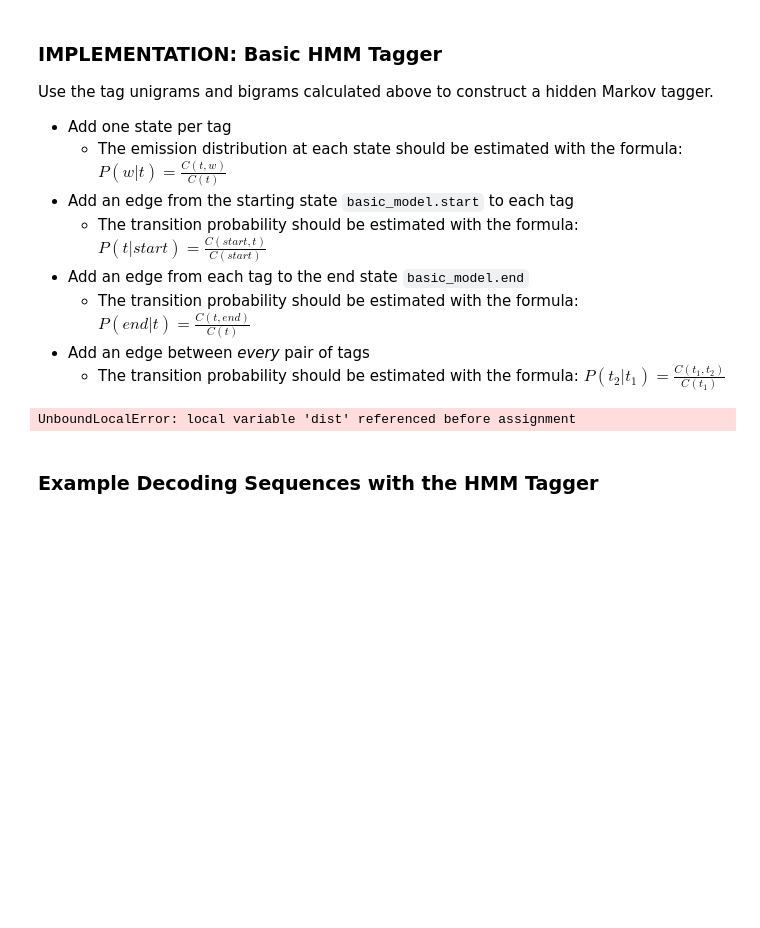
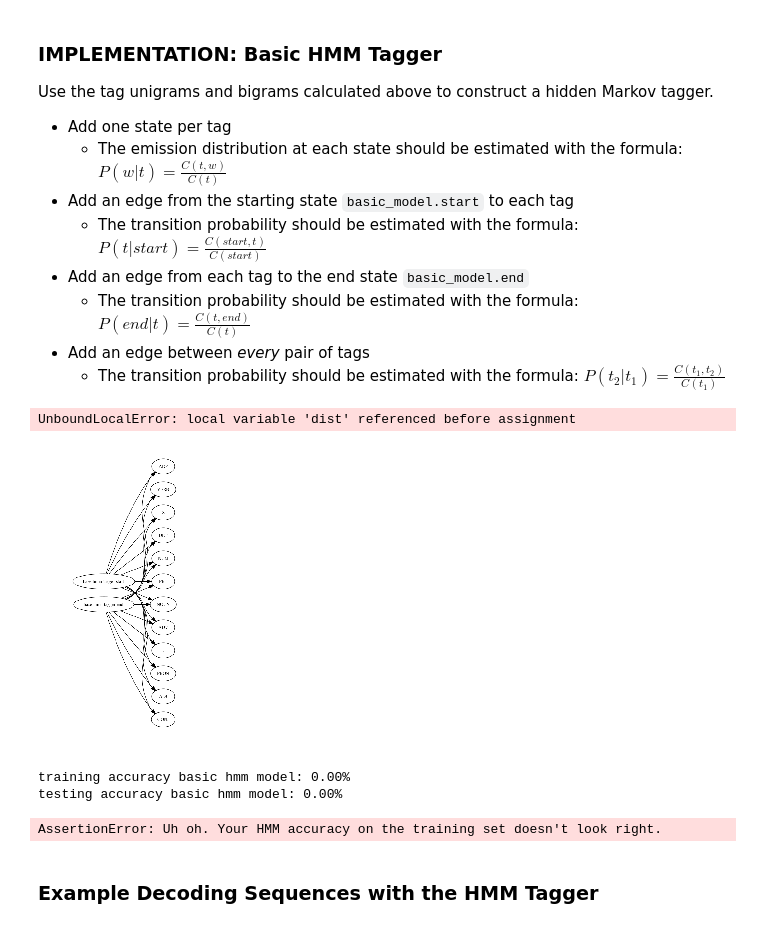
Before and after one commit to urviyi/artificial-intelligence, a Jupyter notebook: Projects/4_HMM Tagger/HMM Tagger.ipynb, the cells around one changed output. Drawn from its saved outputs; the diff is of its cells as text; code cells hidden in the pictures; blank space fills up the shorter version.

Commit message:
Working on HMM model

```diff
--- a/Projects/4_HMM Tagger/HMM Tagger.ipynb
+++ b/Projects/4_HMM Tagger/HMM Tagger.ipynb
@@ -521,38 +524,37 @@ Use the tag unigrams and bigrams calculated above to construct a hidden Markov t
 # %%
 basic_model = HiddenMarkovModel(name="base-hmm-tagger")
 
 # TODO: create states with emission probability distributions P(word | tag) and add to the model
 # (Hint: you may need to loop & create/add new states)
 tag_states = {}
-for tag in emission_counts:
+for tag in data.training_set.tagset:
     emission_prob = {word:emission_counts[tag][word]/tag_unigrams[tag] for word in emission_counts[tag]}
     tag_emission = DiscreteDistribution(emission_prob)
     tag_states[tag] = State(tag_emission, name=tag)
+
     basic_model.add_states(tag_states[tag])
-
     basic_model.add_transition(basic_model.start, tag_states[tag], tag_starts[tag]/len(data.training_set))
     basic_model.add_transition(basic_model.end, tag_states[tag], tag_ends[tag]/len(data.training_set))
-
-    basic_model.bake()
 
 
 # TODO: add edges between states for the observed transition frequencies P(tag_i | tag_i-1)
 # (Hint: you may need to loop & add transitions
 
-#show_model(basic_model, figsize=(5, 5), filename="example.png", overwrite=True, show_ends=False)
+show_model(basic_model, figsize=(5, 5), filename="example.png", overwrite=True, show_ends=True)
 
 # NOTE: YOU SHOULD NOT NEED TO MODIFY ANYTHING BELOW THIS LINE
 # finalize the model
-#basic_model.bake()
+basic_model.bake()
 
 assert all(tag in set(s.name for s in basic_model.states) for tag in data.training_set.tagset), \
        "Every state in your network should use the name of the associated tag, which must be one of the training set tags."
 assert basic_model.edge_count() == 168, \
        ("Your network should have an edge from the start node to each state, one edge between every " +
         "pair of tags (states), and an edge from each state to the end node.")
 HTML('<div class="alert alert-block alert-success">Your HMM network topology looks good!</div>')
 # %% [output]
 UnboundLocalError: local variable 'dist' referenced before assignment
+[figure, added]
 # %%
 hmm_training_acc = accuracy(data.training_set.X, data.training_set.Y, basic_model)
 print("training accuracy basic hmm model: {:.2f}%".format(100 * hmm_training_acc))
@@ -563,6 +565,10 @@ print("testing accuracy basic hmm model: {:.2f}%".format(100 * hmm_testing_acc))
 assert hmm_training_acc > 0.97, "Uh oh. Your HMM accuracy on the training set doesn't look right."
 assert hmm_training_acc > 0.955, "Uh oh. Your HMM accuracy on the training set doesn't look right."
 HTML('<div class="alert alert-block alert-success">Your HMM tagger accuracy looks correct! Congratulations, you\'ve finished the project.</div>')
+# %% [output]
+training accuracy basic hmm model: 0.00%
+testing accuracy basic hmm model: 0.00%
+AssertionError: Uh oh. Your HMM accuracy on the training set doesn't look right.
 # %% [markdown]
 ### Example Decoding Sequences with the HMM Tagger
 # %%
```
Also changed, not shown: parts of 2 cells of this notebook.
